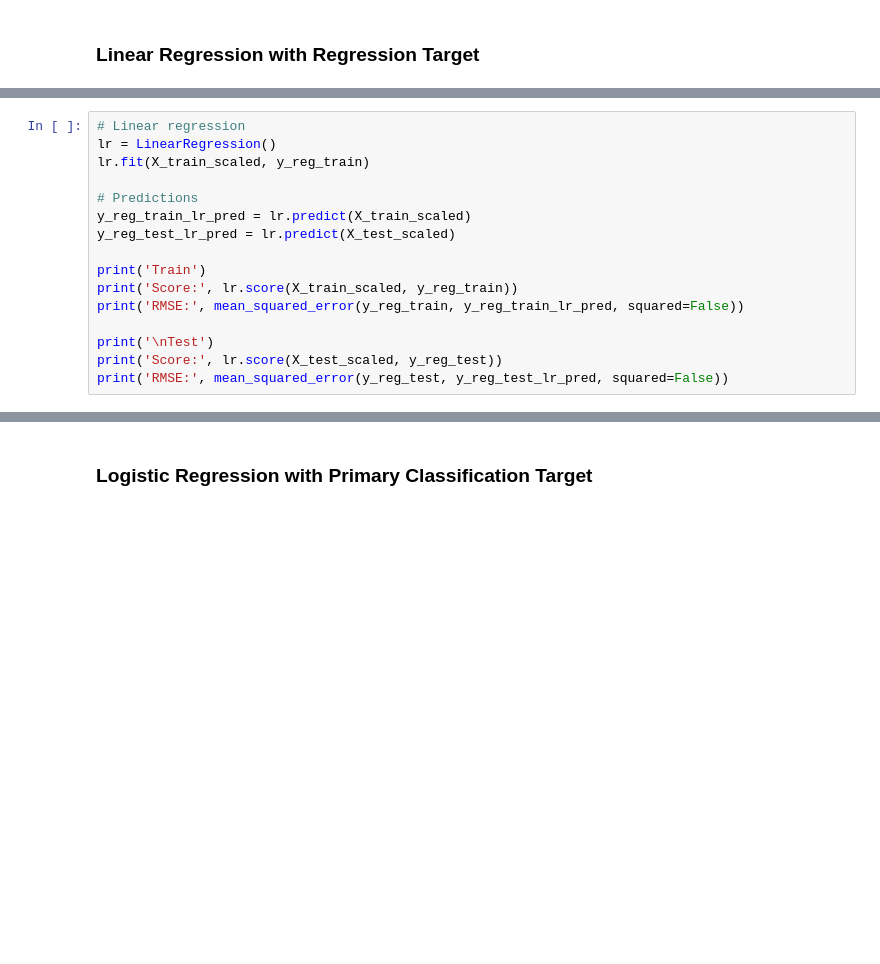
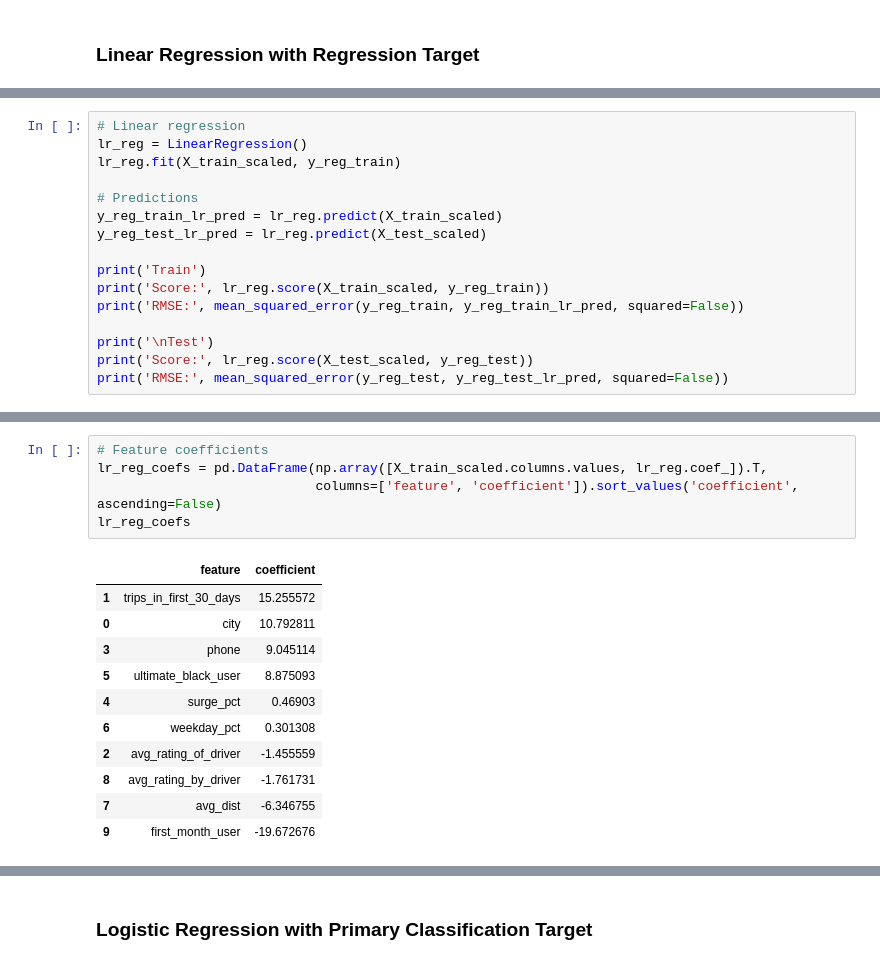
Before and after one commit to tri-bui/ultimate-challenge, a Jupyter notebook: 3-retention_modeling.ipynb, the cells around one changed output, grey strips where cells are left out. Cells and saved outputs as stored; diff of their text form; blank space fills up the shorter version.

```diff
--- a/3-retention_modeling.ipynb
+++ b/3-retention_modeling.ipynb
@@ -526,16 +528,16 @@ y_reg_train.shape, y_reg_test.shape
 # %%
 # Linear regression
-lr = LinearRegression()
-lr.fit(X_train_scaled, y_reg_train)
+lr_reg = LinearRegression()
+lr_reg.fit(X_train_scaled, y_reg_train)
 
 # Predictions
-y_reg_train_lr_pred = lr.predict(X_train_scaled)
-y_reg_test_lr_pred = lr.predict(X_test_scaled)
+y_reg_train_lr_pred = lr_reg.predict(X_train_scaled)
+y_reg_test_lr_pred = lr_reg.predict(X_test_scaled)
 
 print('Train')
-print('Score:', lr.score(X_train_scaled, y_reg_train))
+print('Score:', lr_reg.score(X_train_scaled, y_reg_train))
 print('RMSE:', mean_squared_error(y_reg_train, y_reg_train_lr_pred, squared=False))
 
 print('\nTest')
-print('Score:', lr.score(X_test_scaled, y_reg_test))
+print('Score:', lr_reg.score(X_test_scaled, y_reg_test))
 print('RMSE:', mean_squared_error(y_reg_test, y_reg_test_lr_pred, squared=False))
@@ -541,0 +552,17 @@ print('RMSE:', mean_squared_error(y_reg_test, y_reg_test_lr_pred, squared=False)
+# %%
+# Feature coefficients
+lr_reg_coefs = pd.DataFrame(np.array([X_train_scaled.columns.values, lr_reg.coef_]).T,
+                            columns=['feature', 'coefficient']).sort_values('coefficient', ascending=False)
+lr_reg_coefs
+# %% [output]
+|  | feature | coefficient |
+| 1 | trips_in_first_30_days | 15.255572 |
+| 0 | city | 10.792811 |
+| 3 | phone | 9.045114 |
+| 5 | ultimate_black_user | 8.875093 |
+| 4 | surge_pct | 0.46903 |
+| 6 | weekday_pct | 0.301308 |
+| 2 | avg_rating_of_driver | -1.455559 |
+| 8 | avg_rating_by_driver | -1.761731 |
+| 7 | avg_dist | -6.346755 |
+| 9 | first_month_user | -19.672676 |
```
Also changed, not shown: parts of 3 cells of this notebook.
